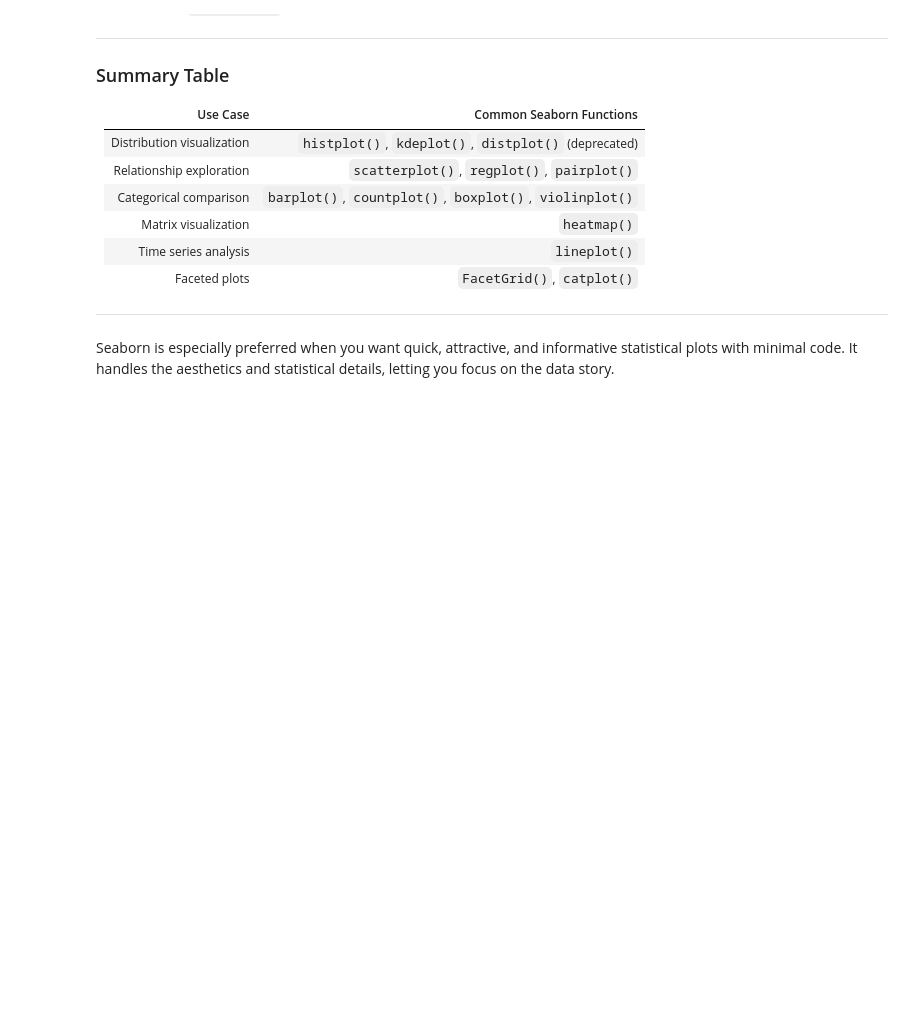
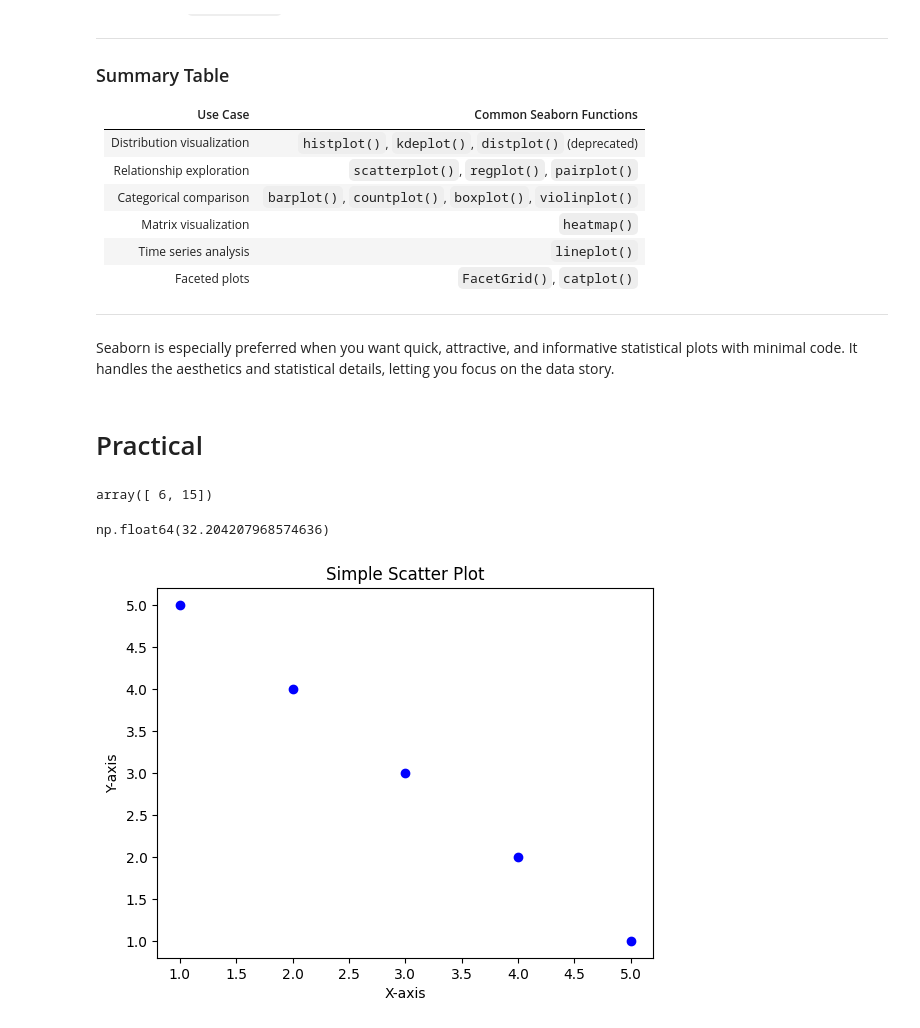
Before and after one commit to fp05107/PW_Skills_Assignments, a Jupyter notebook: Milestone_1_Python/DataToolkit.ipynb, the cells around one changed output. Drawn from its saved outputs; the diff is of its cells as text; code cells hidden in the pictures; blank space fills up the shorter version.

Commit message:
completed data toolkit practical assignment

```diff
--- a/Milestone_1_Python/DataToolkit.ipynb
+++ b/Milestone_1_Python/DataToolkit.ipynb
@@ -374,3 +374,39 @@ Seaborn is a powerful Python visualization library built on top of Matplotlib, d
 ---
 
 Seaborn is especially preferred when you want quick, attractive, and informative statistical plots with minimal code. It handles the aesthetics and statistical details, letting you focus on the data story.
+# %% [markdown]
+# Practical
+# %%
+# 1. How do you create a 2D NumPy array and calculate the sum of each row?
+
+import numpy as np
+
+arr = np.array([[1, 2, 3], [4, 5, 6]])
+arr.sum(axis=1)
+# %% [output]
+array([ 6, 15])
+# %%
+# 2. Write a Pandas script to find the mean of a specific column in a DataFrame.
+
+import pandas as pd
+
+df = pd.read_csv("https://raw.githubusercontent.com/datasciencedojo/datasets/master/titanic.csv")
+df["Fare"].mean()
+# %% [output]
+np.float64(32.204207968574636)
+# %%
+# 3. Create a scatter plot using Matplotlib.
+
+import matplotlib.pyplot as plt
+
+x = [1, 2, 3, 4, 5]
+y = [5, 4, 3, 2, 1]
+
+plt.scatter(x, y, color='blue', marker='o')
+plt.xlabel('X-axis')
+plt.ylabel('Y-axis')
+plt.title('Simple Scatter Plot')
+
+plt.show()
+# %% [output]
+[figure, added]
```
Also changed, not shown: parts of 10 cells of this notebook.
